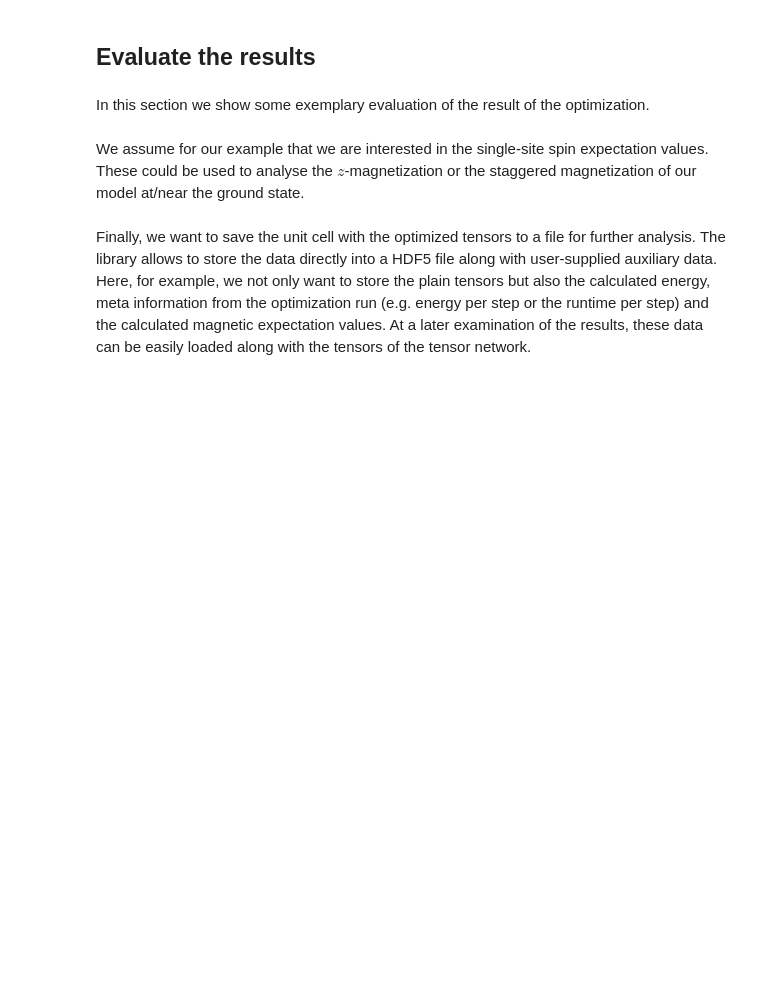
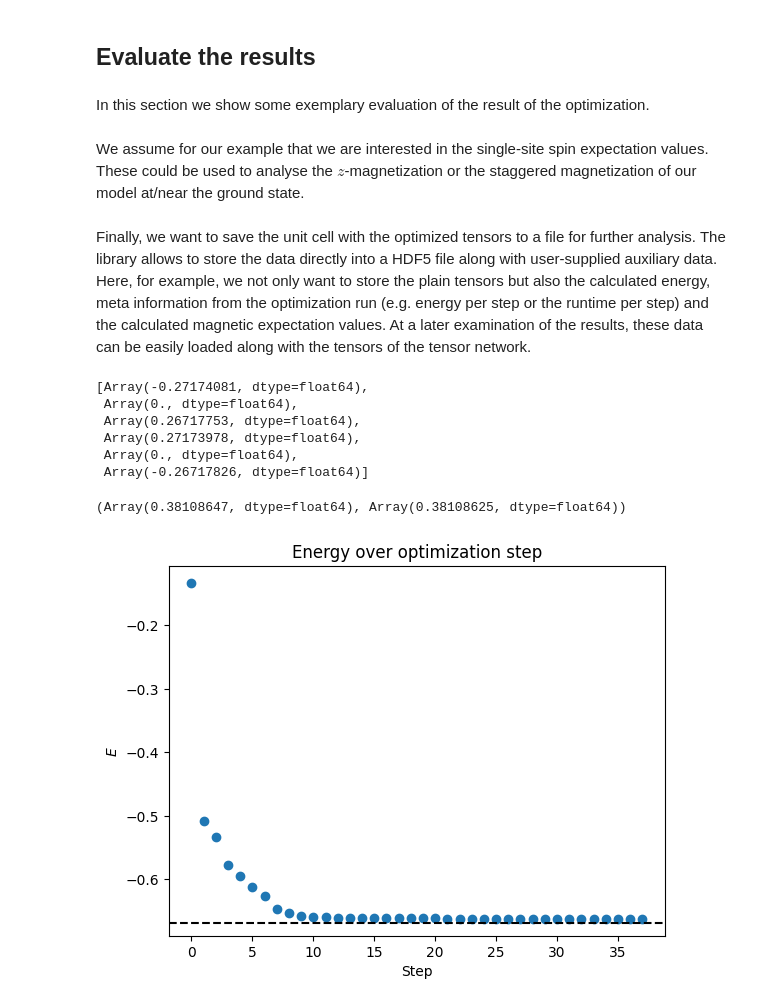
Before and after one commit to variPEPS/variPEPS_Python, a Jupyter notebook: examples/heisenberg_afm_square.ipynb, the cells around one changed output. Saved outputs shown, nothing was run; the diff lists cells and outputs as text; code cells hidden in the pictures; blank space fills up the shorter version.

Commit message:
Update example for square lattice to include some plots

```diff
--- a/examples/heisenberg_afm_square.ipynb
+++ b/examples/heisenberg_afm_square.ipynb
@@ -165,3 +342,25 @@ result.unitcell.save_to_file(
 )
 # %% [markdown]
 Finally, we want to save the unit cell with the optimized tensors to a file for further analysis. The library allows to store the data directly into a HDF5 file along with user-supplied auxiliary data. Here, for example, we not only want to store the plain tensors but also the calculated energy, meta information from the optimization run (e.g. energy per step or the runtime per step) and the calculated magnetic expectation values. At a later examination of the results, these data can be easily loaded along with the tensors of the tensor network.
+# %%
+magnetic_exp_values
+# %% [output]
+[Array(-0.27174081, dtype=float64),
+ Array(0., dtype=float64),
+ Array(0.26717753, dtype=float64),
+ Array(0.27173978, dtype=float64),
+ Array(0., dtype=float64),
+ Array(-0.26717826, dtype=float64)]
+# %%
+jnp.linalg.norm(jnp.asarray(magnetic_exp_values[:3])), jnp.linalg.norm(jnp.asarray(magnetic_exp_values[3:]))
+# %% [output]
+(Array(0.38108647, dtype=float64), Array(0.38108625, dtype=float64))
+# %%
+plt.scatter(jnp.arange(len(result.step_energies[0])), result.step_energies[0])
+plt.axhline(y=-0.669, color="k", linestyle="--")
+plt.xlabel("Step")
+plt.ylabel("$E$")
+plt.title("Energy over optimization step")
+plt.show()
+# %% [output]
+[figure, added]
```
Also changed, not shown: parts of 5 cells of this notebook.
